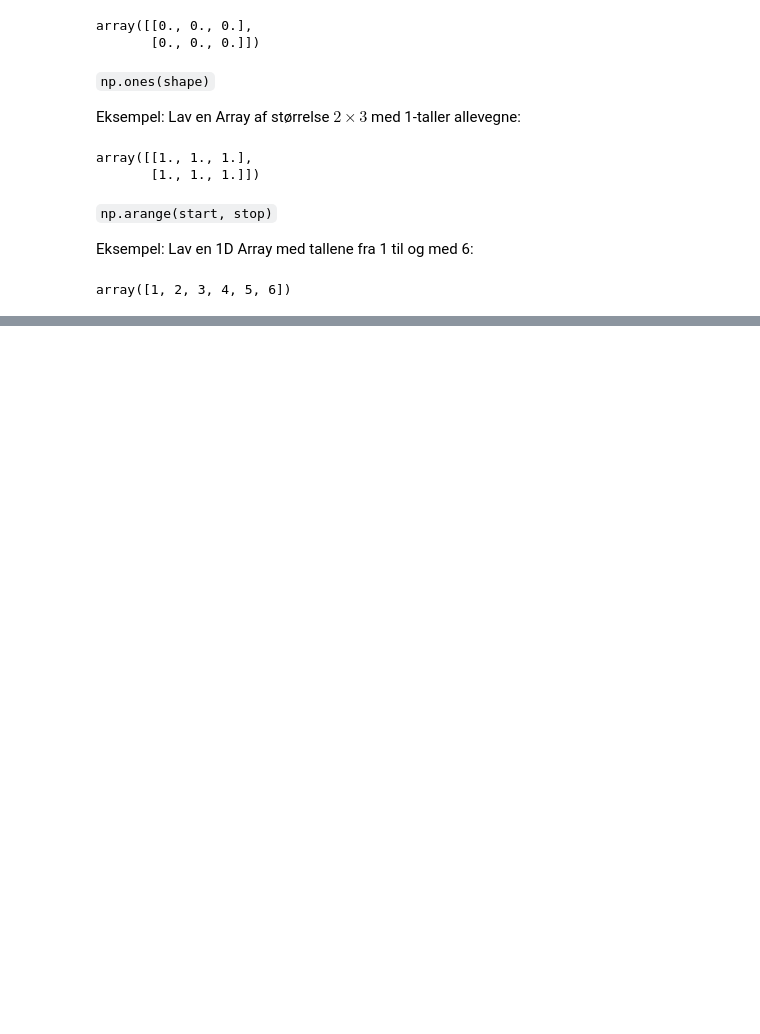
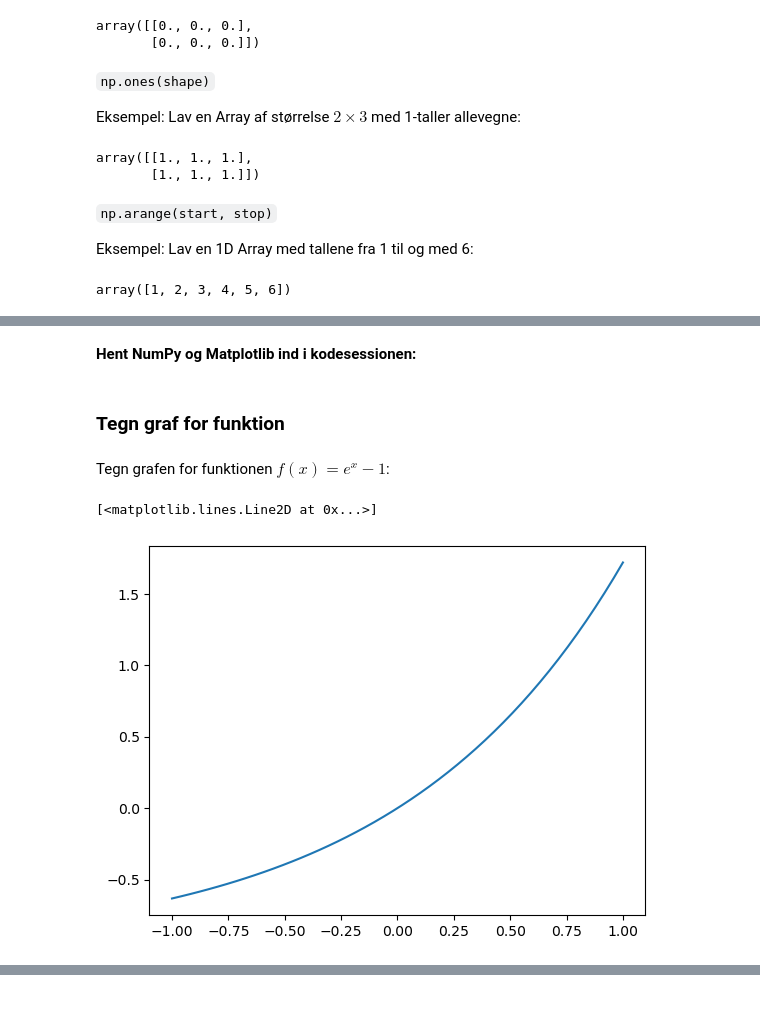
Before and after one commit to runehoejlund/ida-python-for-begyndere, a Jupyter notebook: 00-Python-for-begyndere.ipynb, the cells around one changed output, grey strips where cells are left out. Drawn from its saved outputs; the diff is of its cells as text; code cells hidden in the pictures; blank space fills up the shorter version.

```diff
--- a/00-Python-for-begyndere.ipynb
+++ b/00-Python-for-begyndere.ipynb
@@ -798,0 +817,2 @@ array([1, 2, 3, 4, 5, 6])
+# %% [markdown]
+**Hent NumPy og Matplotlib ind i kodesessionen:**
@@ -798,0 +822,12 @@ array([1, 2, 3, 4, 5, 6])
+# %% [markdown]
+### Tegn graf for funktion
+# %% [markdown]
+Tegn grafen for funktionen $f(x) = e^x - 1$:
+# %%
+x = np.linspace(-1, 1)
+y = np.exp(x) - 1
+
+plt.plot(x, y)
+# %% [output]
+[<matplotlib.lines.Line2D at 0x...>]
+[figure, added]
```
Also changed, not shown: parts of 27 cells of this notebook.
